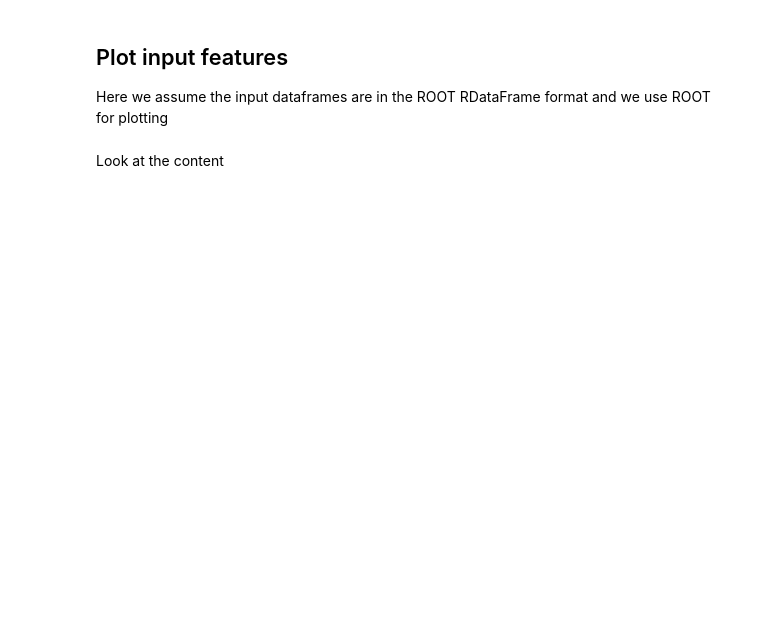
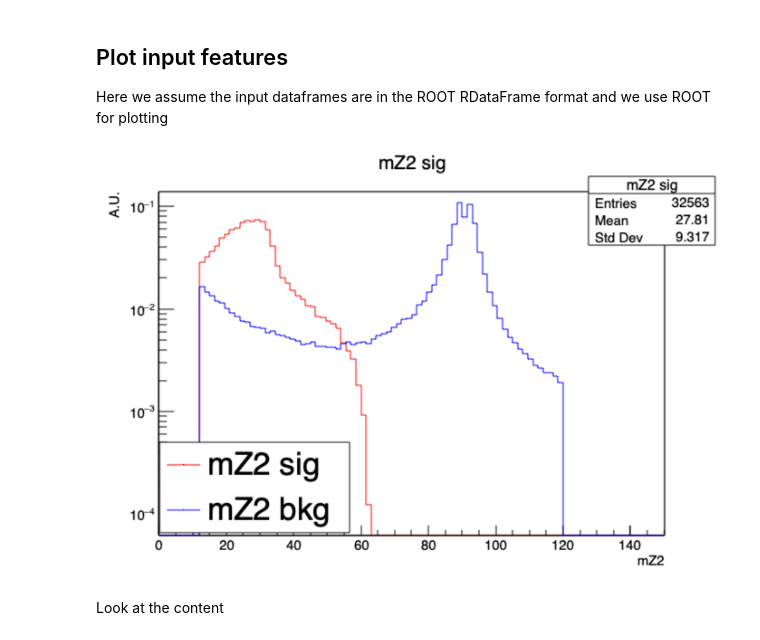
Before and after one commit to fsimone91/collider_physics, a Jupyter notebook: notebooks/collider_physics_MVA.ipynb, the cells around one changed output. Drawn from its saved outputs; the diff is of its cells as text; code cells hidden in the pictures; blank space fills up the shorter version.

```diff
--- a/notebooks/collider_physics_MVA.ipynb
+++ b/notebooks/collider_physics_MVA.ipynb
@@ -60,22 +65,24 @@ and we use ROOT for plotting
 # %%
 var_name = "mZ2"
 c=ROOT.TCanvas()
 #here we assume the input dataframes are in the ROOT RDataFrame format
-h_sig = rdf_sig_presel.Histo1D((var_name+' sig', var_name+' sig', 100, 0, 150), var_name)
-h_bkg = rdf_bkg_presel.Histo1D((var_name+' bkg', var_name+' bkg', 100, 0, 150), var_name)
+h_sig = rdf_sig.Histo1D((var_name+' sig', var_name+' sig', 100, 0, 150), var_name)
+h_bkg = rdf_bkg.Histo1D((var_name+' bkg', var_name+' bkg', 100, 0, 150), var_name)
 #normalise to same entries
 h_sig.Scale(1.0/h_sig.GetEntries())
 h_bkg.Scale(1.0/h_bkg.GetEntries())
 #cosmetics
 h_sig.SetLineColor(ROOT.kRed)
 h_bkg.SetLineColor(ROOT.kBlue)
 h_sig.GetXaxis().SetTitle(var_name)
 h_sig.GetYaxis().SetTitle("A.U.")
 h_sig.Draw("hist")
 h_bkg.Draw("hist same")
 c.SetLogy()
 c.BuildLegend()
 c.Draw()
+# %% [output]
+[figure, added]
 # %% [markdown]
 Look at the content
 # %%
```
Also changed, not shown: parts of 26 cells of this notebook, 5 other files.
